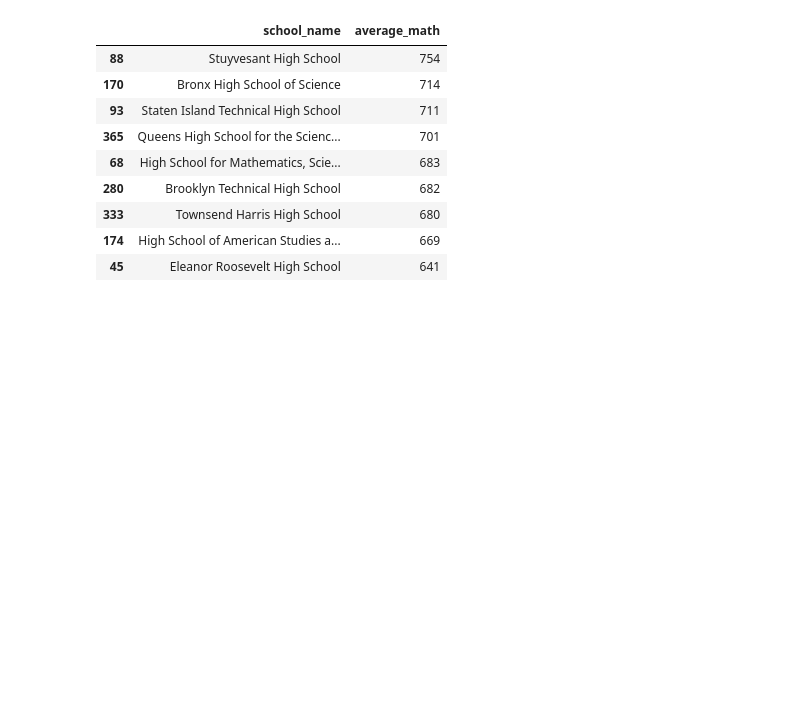
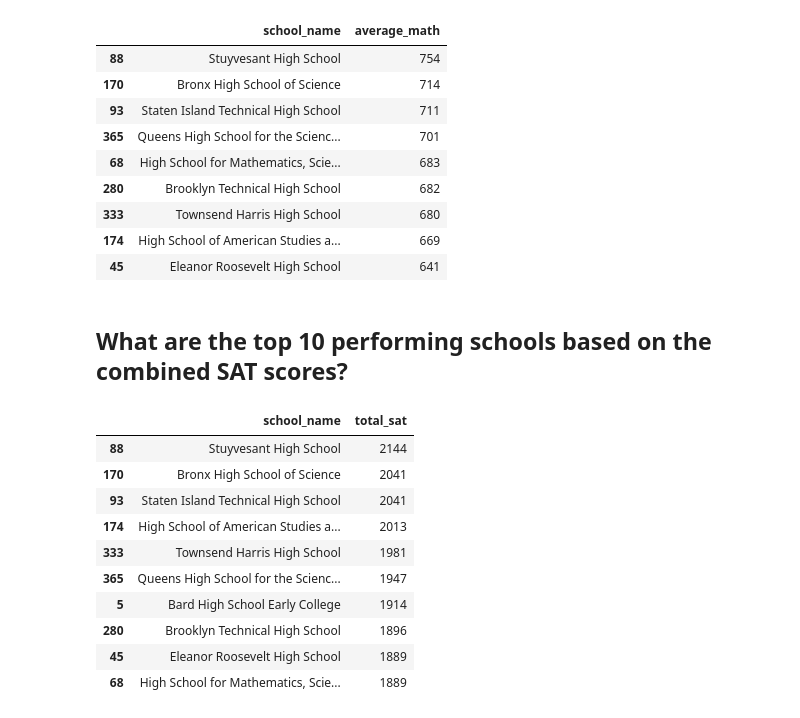
Before and after one commit to engjoaofaro/nyc_public_school_case, a Jupyter notebook: notebook.ipynb, the cells around one changed output. Cells and saved outputs as stored; diff of their text form; code cells hidden in the pictures; blank space fills up the shorter version.

Commit message:
top 10 performing schools based on the SAT scores

```diff
--- a/notebook.ipynb
+++ b/notebook.ipynb
@@ -156,3 +156,23 @@ schools_best_math
 | 333 | Townsend Harris High School | 680 |
 | 174 | High School of American Studies a... | 669 |
 | 45 | Eleanor Roosevelt High School | 641 |
+# %% [markdown]
+## What are the top 10 performing schools based on the combined SAT scores?
+# %%
+# Calculating the Total SAT
+schools_without_nans.loc[:, 'total_sat'] = schools_without_nans['average_math'] + schools_without_nans['average_reading'] + schools_without_nans['average_writing']
+# Ordination
+top_10_schools = schools_without_nans[['school_name', 'total_sat']].sort_values(by='total_sat', ascending=False).head(10)
+top_10_schools
+# %% [output]
+|  | school_name | total_sat |
+| 88 | Stuyvesant High School | 2144 |
+| 170 | Bronx High School of Science | 2041 |
+| 93 | Staten Island Technical High School | 2041 |
+| 174 | High School of American Studies a... | 2013 |
+| 333 | Townsend Harris High School | 1981 |
+| 365 | Queens High School for the Scienc... | 1947 |
+| 5 | Bard High School Early College | 1914 |
+| 280 | Brooklyn Technical High School | 1896 |
+| 45 | Eleanor Roosevelt High School | 1889 |
+| 68 | High School for Mathematics, Scie... | 1889 |
```
